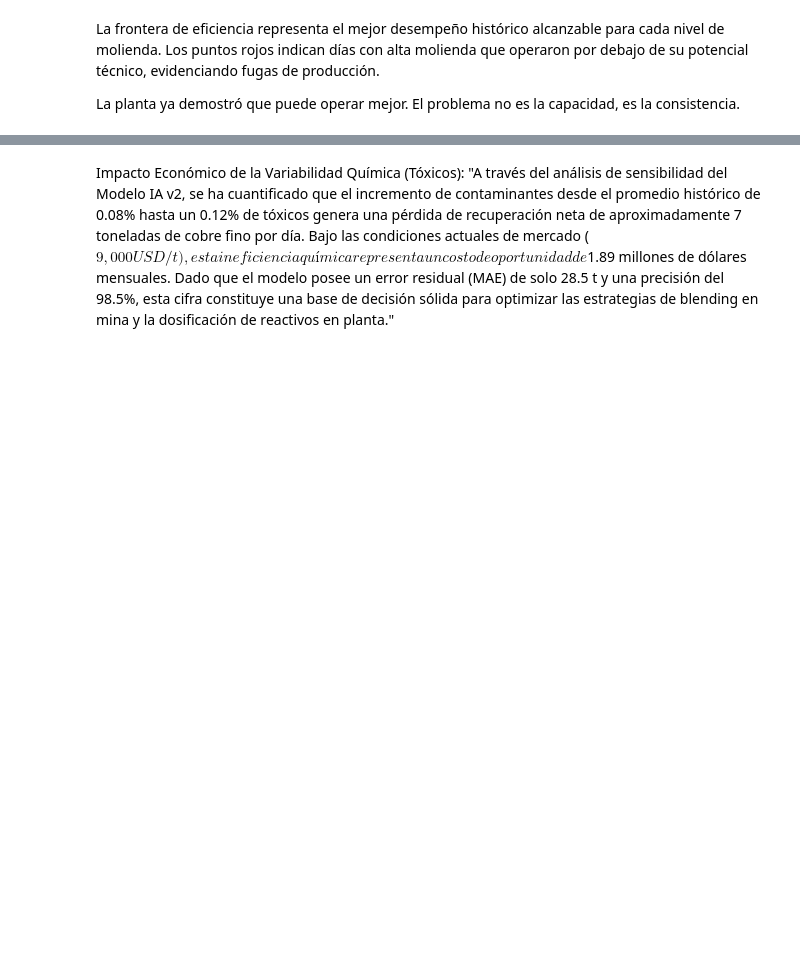
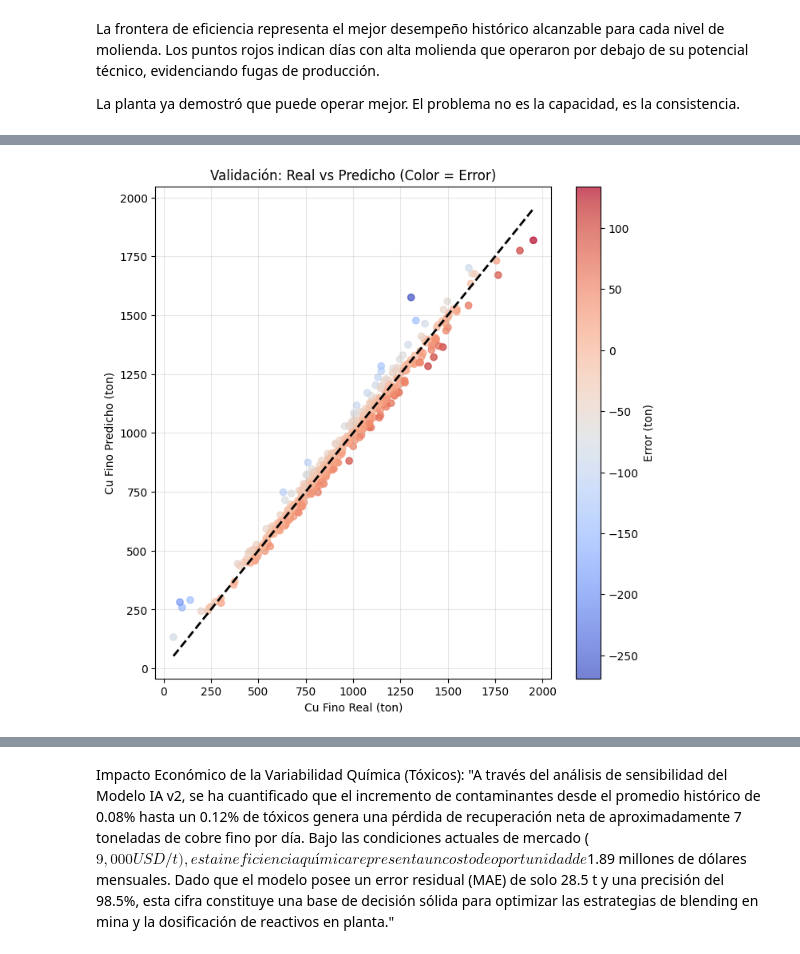
Before and after one commit to raultyv/Machine_learning, a Jupyter notebook: RF_plan_mensual.ipynb, the cells around one changed output, grey strips where cells are left out. Cells and saved outputs as stored; diff of their text form; code cells hidden in the pictures; blank space fills up the shorter version.

```diff
--- a/RF_plan_mensual.ipynb
+++ b/RF_plan_mensual.ipynb
@@ -1111,20 +1160,50 @@ plt.show()
 # %%
 ## validacion del modelo
 ## grafico de dispersion
 import matplotlib.pyplot as plt
 import seaborn as sns
 
 plt.figure(figsize=(8, 8))
 sns.scatterplot(x=y_test, y=predicciones, alpha=0.5, color='darkcyan')
 
 # Línea de referencia (lo ideal)
 plt.plot([y_test.min(), y_test.max()], [y_test.min(), y_test.max()], 'r--', lw=2)
 
 plt.title('Validación: Real vs. Predicho (Modelo v2)')
 plt.xlabel('Cobre Fino Real (ton)')
 plt.ylabel('Cobre Fino Predicho por IA (ton)')
 plt.grid(True, alpha=0.3)
 plt.show()
+
+## mejora
+errores = y_test - predicciones
+
+plt.figure(figsize=(8, 8))
+
+sc = plt.scatter(
+    y_test,
+    predicciones,
+    c=errores,
+    cmap='coolwarm',
+    alpha=0.7
+)
+
+# Línea ideal
+plt.plot(
+    [y_test.min(), y_test.max()],
+    [y_test.min(), y_test.max()],
+    'k--', lw=2
+)
+
+plt.colorbar(sc, label='Error (ton)')
+
+plt.title('Validación: Real vs Predicho (Color = Error)')
+plt.xlabel('Cu Fino Real (ton)')
+plt.ylabel('Cu Fino Predicho (ton)')
+plt.grid(True, alpha=0.3)
+plt.show()
+# %% [output]
+[figure, added]
 # %%
 ## analisis de residuos
 residuos = y_test - predicciones
```
Also changed, not shown: parts of 19 cells of this notebook.
